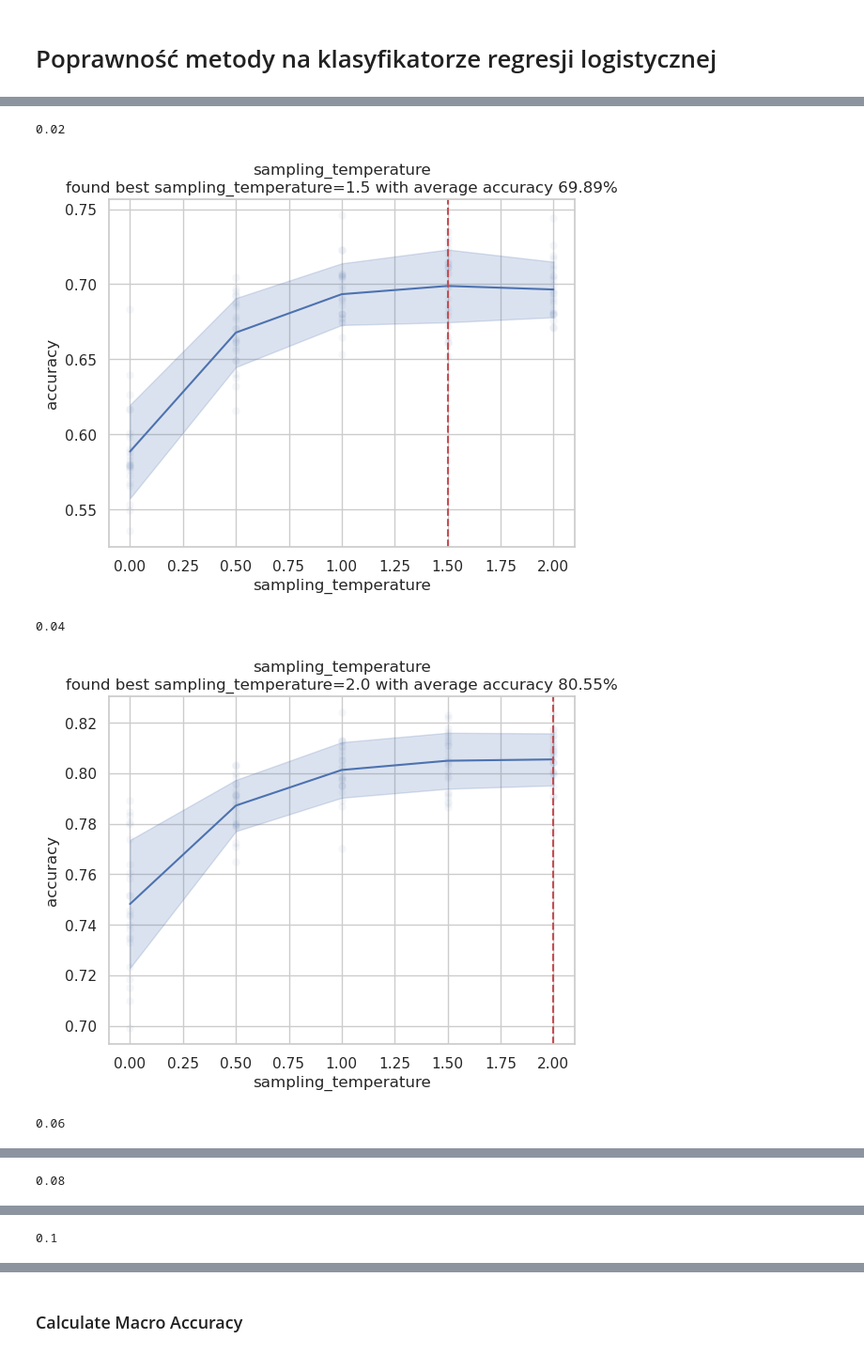
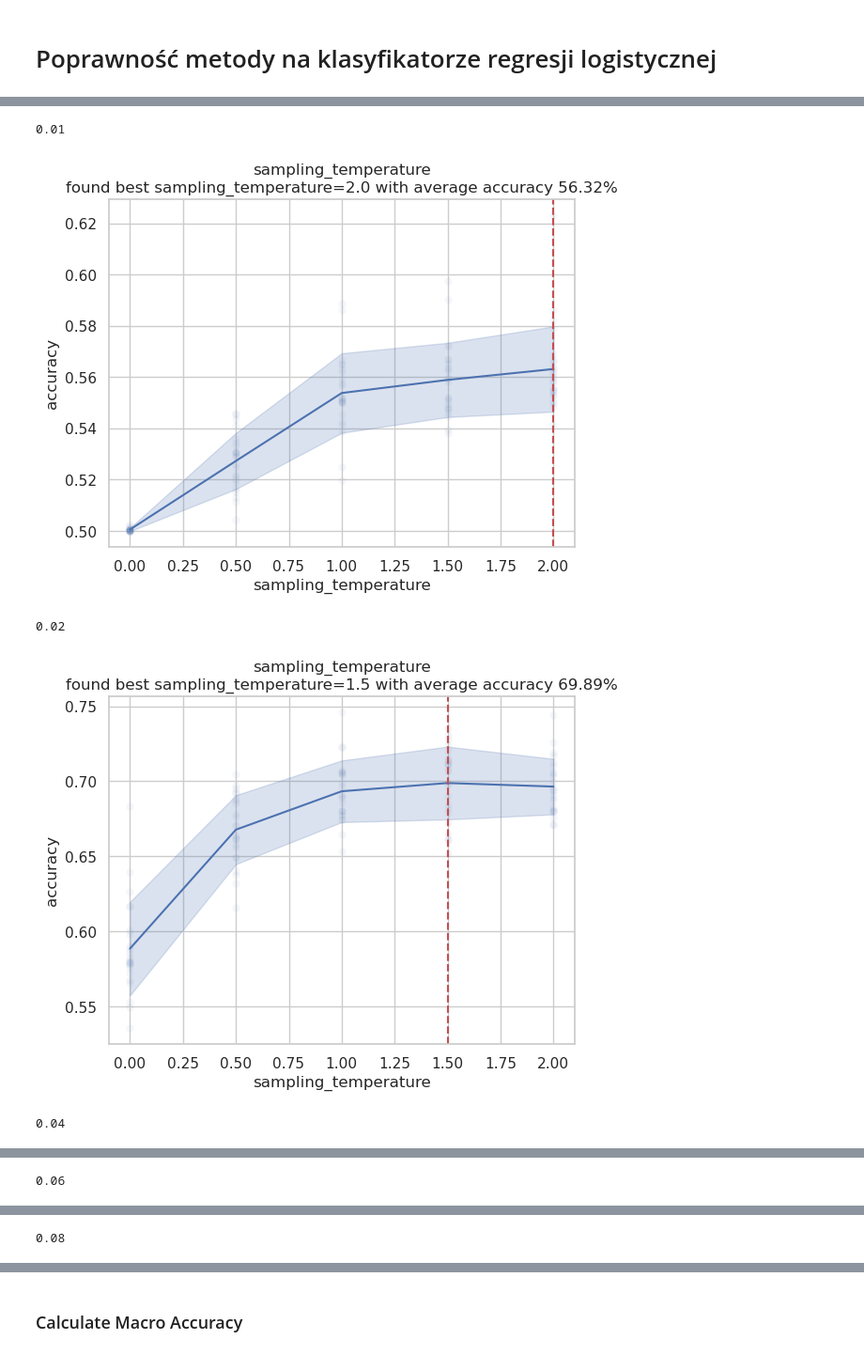
Before and after one commit to natijas/Classification-random-forest, a Jupyter notebook: src/UMA-analiza.ipynb, the cells around one changed output, grey strips where cells are left out. Shown at 94% size. Drawn from its saved outputs; the diff is of its cells as text; code cells hidden in the pictures.

```diff
--- a/src/UMA-analiza.ipynb
+++ b/src/UMA-analiza.ipynb
@@ -707,7 +738,7 @@ W przypadku lasu losowego z algorytmem id3, max_features równym 6, n_estimators
 # %%
 with Pool(24) as pool:
     plot_factor_dependency(X, Y, rf_constructor, 'sampling_temperature', [0., 0.6, 0.8, 1, 1.2, 2., 3.],
-                           {'n_estimators': 10, 'max_features': 6, 'bootstrap_fraction': 1, 'tree_kwargs': {'kind': 'c45', 'max_depth': 10}},
+                           {'n_estimators': 10, 'max_features': 6, 'bootstrap_fraction': 1, 'tree_kwargs': {'kind': 'c45', 'max_depth': 6}},
                            reps=24, pool=pool)
 # %% [output]
 [figure]
@@ -715,0 +747,7 @@ Natomiast w przypadku lasu losowego z algorytmem c45, max_features równym 6, n_
+# %%
+def rf_c45_continuous_constructor(tree_kwargs, random_seed, **kwargs):
+    return RandomForest(**kwargs, random_seed=random_seed, tree_constructor=lambda: c45_constructor_continuous(**tree_kwargs, random_seed=random_seed))
+with Pool(24) as pool:
+    plot_factor_dependency(X, Y, rf_c45_continuous_constructor, 'sampling_temperature', [0., 0.6, 0.8, 1, 1.2, 2., 3.],
+                           {'n_estimators': 10, 'max_features': 6, 'bootstrap_fraction': 0.8, 'tree_kwargs': {'max_depth': 12, 'validation_ratio': 0}},
+                           reps=24, pool=pool)
@@ -990,7 +1040,7 @@ Poniższy kod prowadzi analizę wpływu różnych wartości parametru sampling_t
 # %%
 %%time
 with Pool(24) as pool:
-    for imbalance in np.linspace(0.02, 0.1, 5):
+    for imbalance in [0.01, 0.02, 0.04, 0.06, 0.08, 0.1]:
         print(imbalance)
         plot_factor_dependency(X3, Y3, rf_constructor, 'sampling_temperature', np.linspace(0, 2, 5),
                                { 'max_features': 5,
@@ -1025,8 +1073,3 @@ Na podstawie przeprowadzonych eksperymentów z różnymi wartościami nierównow
 # %% [markdown]
 # Poprawność metody na klasyfikatorze regresji logistycznej
-# %%
-import importlib
-import algorithms.RandomForest
-importlib.reload(algorithms.RandomForest)
-RandomForest = algorithms.RandomForest.RandomForest
 # %% [markdown]
@@ -1041,19 +1080,19 @@ Cały proces jest przyspieszany poprzez wykorzystanie wielowątkowości (dokład
 Podsumowując, w tym fragmencie kodu zaimplementowałam proces badania, jak różne poziomy nierównomierności danych wpływają na skuteczność modelu RF (z drzewami decyzyjnymi opartymi na regresji logistycznej) dla różnych wartości sampling_temperature.
 # %%
 with Pool(24) as pool:
-    for imbalance in np.linspace(0.02, 0.1, 5):
+    for imbalance in [0.01, 0.02, 0.04, 0.06, 0.08, 0.1, 0.2, 0.3, 0.4, 0.5]:
         print(imbalance)
         plot_factor_dependency(X3, Y3,
                                partial(RandomForest, tree_constructor=partial(SklearnModel, sklearn.linear_model.LogisticRegression, discrete_feature_order=columns)),
                                 'sampling_temperature', np.linspace(0, 2, 5),
                                { 'max_features': 4,
                                  'bootstrap_fraction': 0.5,
                                  'n_estimators': 20,
                                },
                                reps=24, pool=pool, evaluate_model=partial(evaluate_model_imbalanced, imbalance_ratio=imbalance))
 # %% [output]
-0.02
+0.01
-[figure, old version]
+[figure, new version]
-0.04
+0.02
-[figure, old version]
+[figure, new version]
-0.06
+0.04
@@ -1061 +1100 @@ with Pool(24) as pool:
-0.08
+0.06
@@ -1063 +1102 @@ with Pool(24) as pool:
-0.1
+0.08
```
Also changed, not shown: parts of 57 cells of this notebook.
